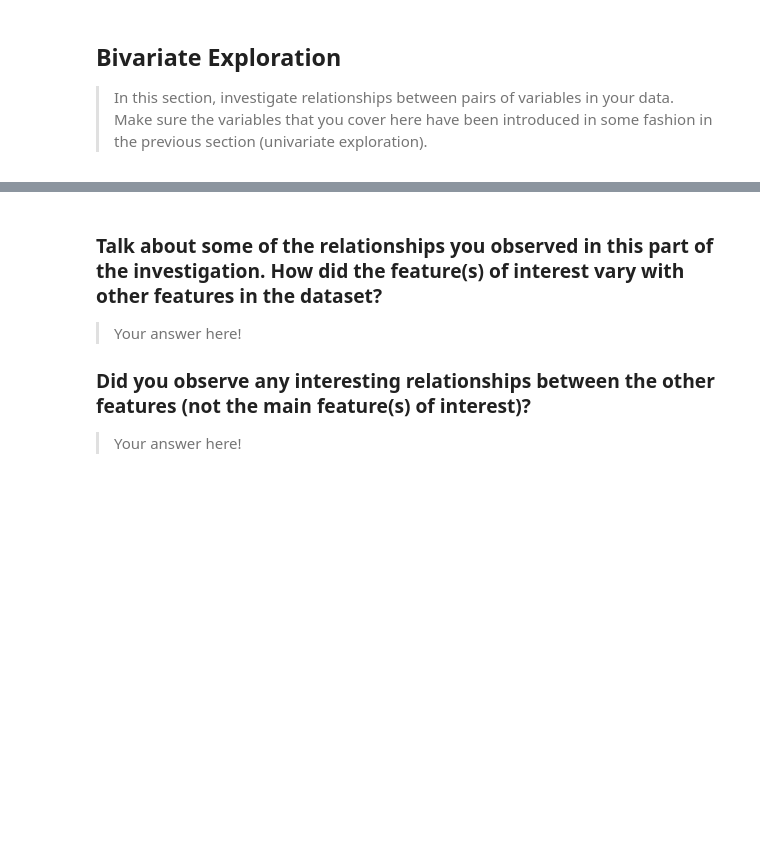
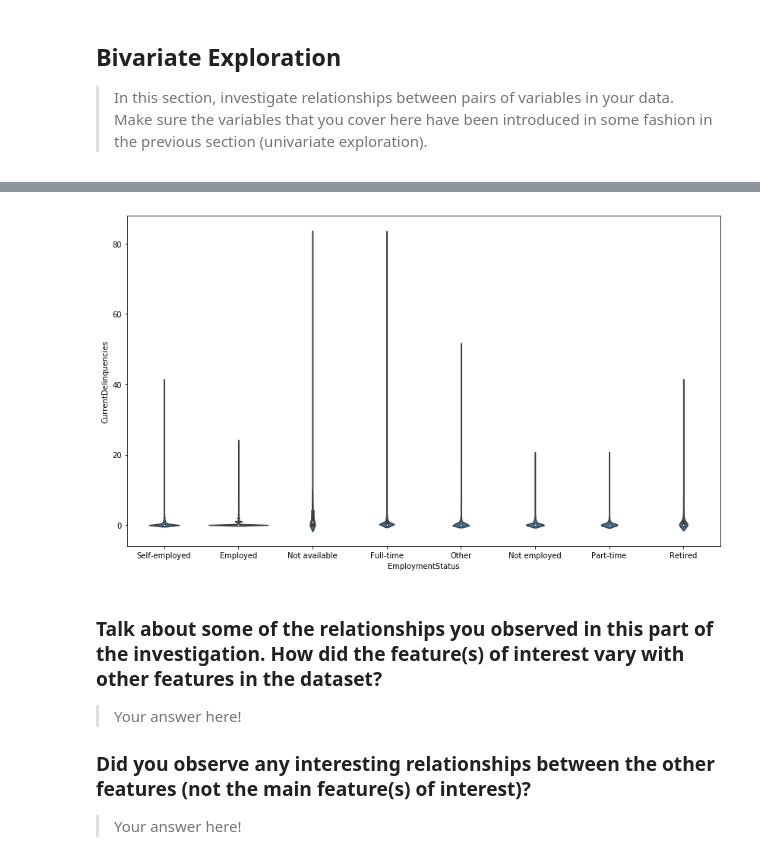
Before and after one commit to Jeff-VA/Udacity-Communicate-Data-Project, a Jupyter notebook: exploration.ipynb, the cells around one changed output, grey strips where cells are left out. Drawn from its saved outputs; the diff is of its cells as text; code cells hidden in the pictures; blank space fills up the shorter version.

```diff
--- a/exploration.ipynb
+++ b/exploration.ipynb
@@ -570,3 +592,8 @@ qual_vars = ['LoanStatus', 'ListingCategory', 'BorrowerState', 'EmploymentStatus
+# %%
+plt.figure(figsize=(14,8))
+sns.violinplot(data = df, x = 'EmploymentStatus', y = 'CurrentDelinquencies', color = base_color);
+# %% [output]
+[figure, added]
 # %% [markdown]
 ### Talk about some of the relationships you observed in this part of the investigation. How did the feature(s) of interest vary with other features in the dataset?
 
```
Also changed, not shown: parts of 13 cells of this notebook.
